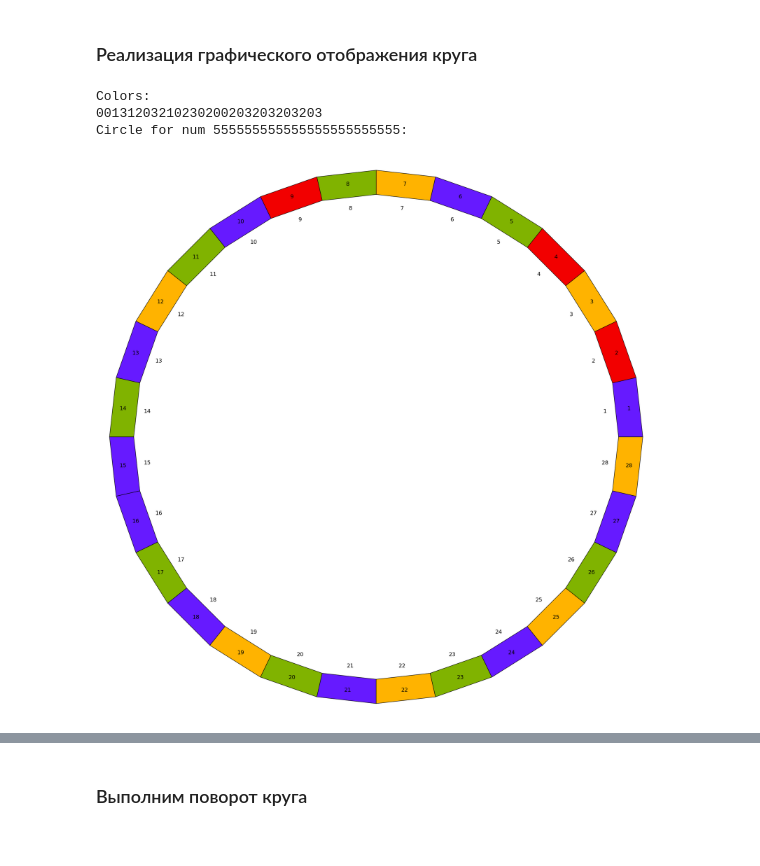
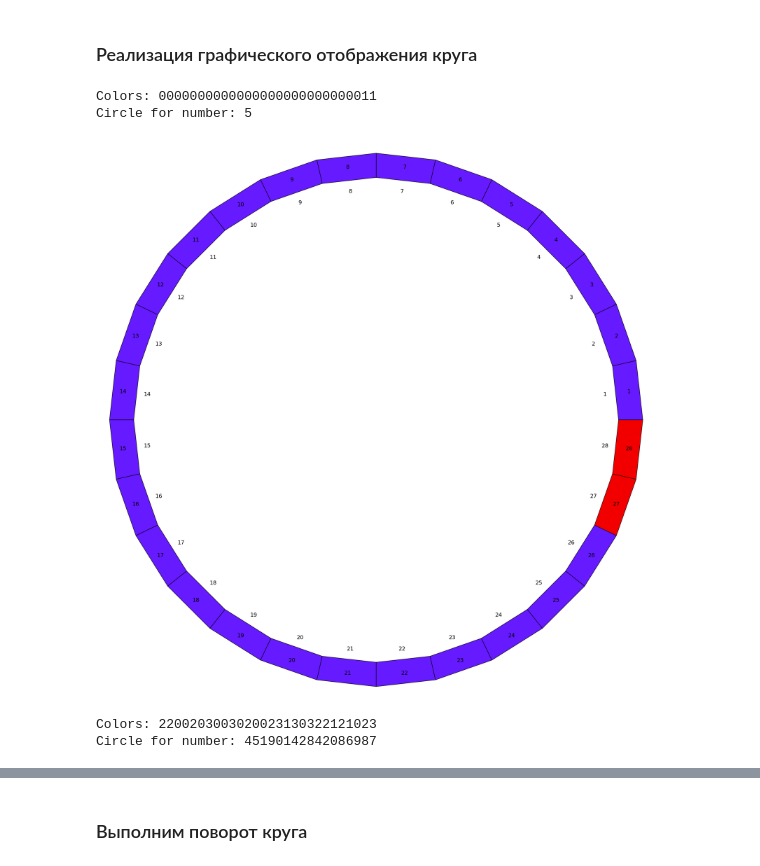
Before and after one commit to sanka-eu/comp-math-2022, a Jupyter notebook: 0304_Golikov_AV_task2/task2.ipynb, the cells around one changed output, grey strips where cells are left out. Cells and saved outputs as stored; diff of their text form; code cells hidden in the pictures.

```diff
--- a/0304_Golikov_AV_task2/task2.ipynb
+++ b/0304_Golikov_AV_task2/task2.ipynb
@@ -204,26 +198,37 @@ class Circle:
             G += text(str(j + 1), ((r - thickness / 2) * cos(2 * pi * (1 + j * 2) / (segs_num * 2)), (r - thickness / 2) * sin(2 * pi * (1 + 2 * j) / (segs_num * 2))), rgbcolor="black", fontsize=14)
         G.show(figsize=[20,20])
 # %%
-def get_num(order_number, sectors_count):
+import random
+
+def getNum(order_number, sectors_count):
     if order_number > 4 ** sectors_count:
         order_number = order_number % (4 ** sectors_count)
     num = ""
     while order_number > 0:
         num = str(order_number % 4) + num
         order_number //= 4
+
     if len(num) < sectors_count:
-        num = '0' * (sectors_count - len(number)) + num
-        print("Colors:")
-        print('0' * (sectors_count - len(number)) + num)
+        num = '0' * (sectors_count - len(num)) + num
+
+    print("Colors: " + num)
     return num
+
 sectors_count = 28
-order_number = 555555555555555555555555
-number = get_num(order_number, sectors_count)
+order_number = 5
+number = getNum(order_number, sectors_count)
 circle = Circle(len(number), number)
-print("Circle for num {}:".format(order_number))
+print("Circle for number: " + str(order_number))
 circle.printCircle()
+
+order_number2 = random.randint(4**20, 4**28)
+number2 = getNum(order_number2, sectors_count)
+circle2 = Circle(len(number2), number2)
+print("Circle for number: " + str(order_number2))
+circle2.printCircle()
 # %% [output]
-Colors:
-00131203210230200203203203203
-Circle for num 555555555555555555555555:
+Colors: 0000000000000000000000000011
+Circle for number: 5
-[figure, old version]
+[figure, new version]
+Colors: 2200203003020023130322121023
+Circle for number: 45190142842086987
```
Also changed, not shown: parts of 5 cells of this notebook.
